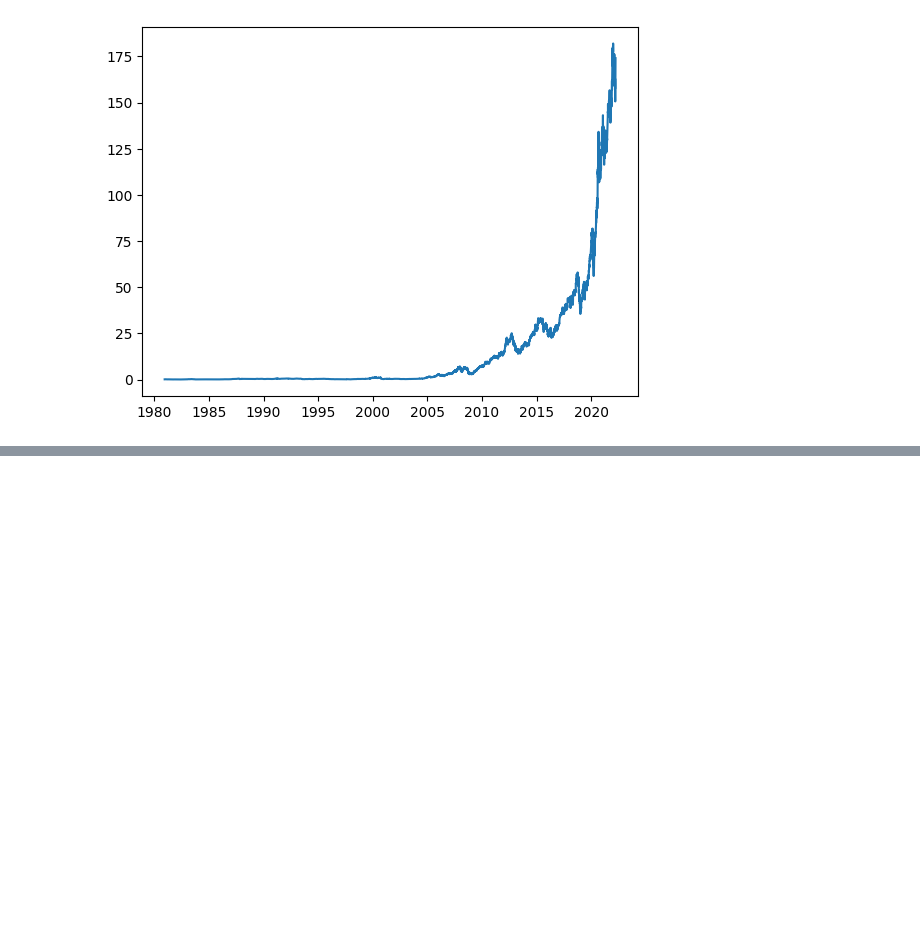
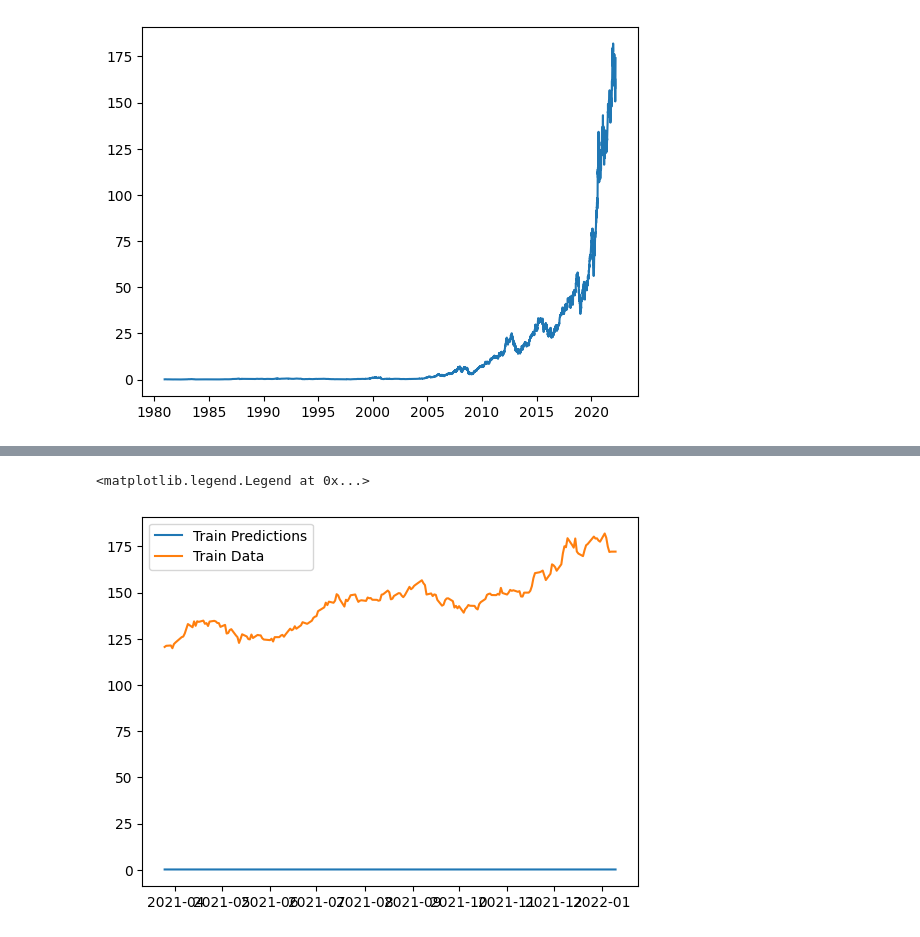
Before and after one commit to Vanshree005/FUTURE_ML_02, a Jupyter notebook: ml_2_task.ipynb, the cells around one changed output, grey strips where cells are left out. Cells and saved outputs as stored; diff of their text form; code cells hidden in the pictures; blank space fills up the shorter version.

```diff
--- a/ml_2_task.ipynb
+++ b/ml_2_task.ipynb
@@ -200 +200,7 @@ Epoch 100/100
 <keras.src.callbacks.history.History at 0x...>
+# %%
+train_predictions = model.predict(x_train).flatten()
+plt.plot(dates_train, train_predictions)
+plt.plot(dates_train, y_train)
+plt.legend(['Train Predictions', 'Train Data'])
+# %% [output]
@@ -200,0 +208,2 @@ Epoch 100/100
+<matplotlib.legend.Legend at 0x...>
+[figure, added]
```
Also changed, not shown: parts of 10 cells of this notebook.
